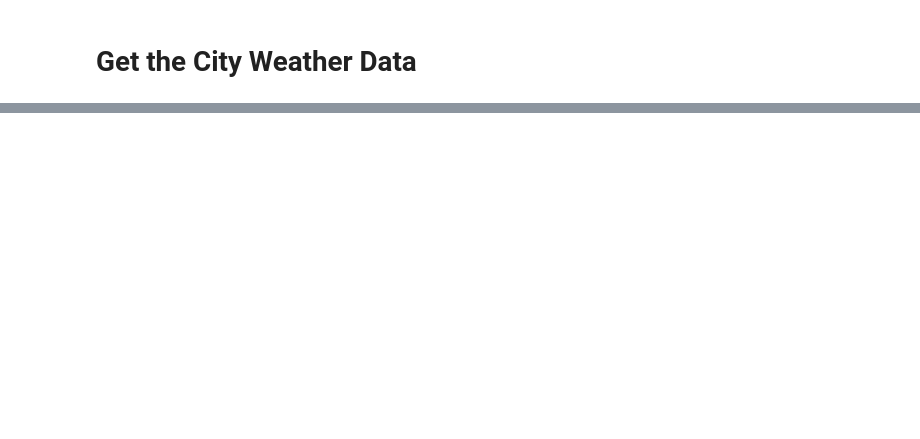
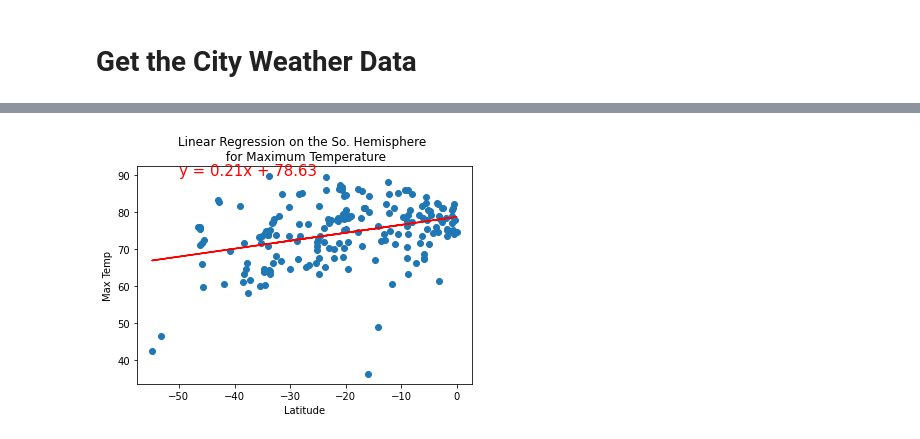
Before and after one commit to ayyray/World_Weather_Analysis, a Jupyter notebook: WeatherPy.ipynb, the cells around one changed output, grey strips where cells are left out. Drawn from its saved outputs; the diff is of its cells as text; code cells hidden in the pictures; blank space fills up the shorter version.

```diff
--- a/WeatherPy.ipynb
+++ b/WeatherPy.ipynb
@@ -406,0 +456,10 @@ plt.show()
+# %%
+# Linear regression on the Southern Hemisphere
+x_values = southern_hemi_df["Lat"]
+y_values = southern_hemi_df["Max Temp"]
+# Call the function.
+plot_linear_regression(x_values, y_values,
+                       'Linear Regression on the So. Hemisphere \n for Maximum Temperature'
+                        , 'Max Temp',(-50,90))
+# %% [output]
+[figure, added]
```
Also changed, not shown: parts of 32 cells of this notebook, 13 other files.
